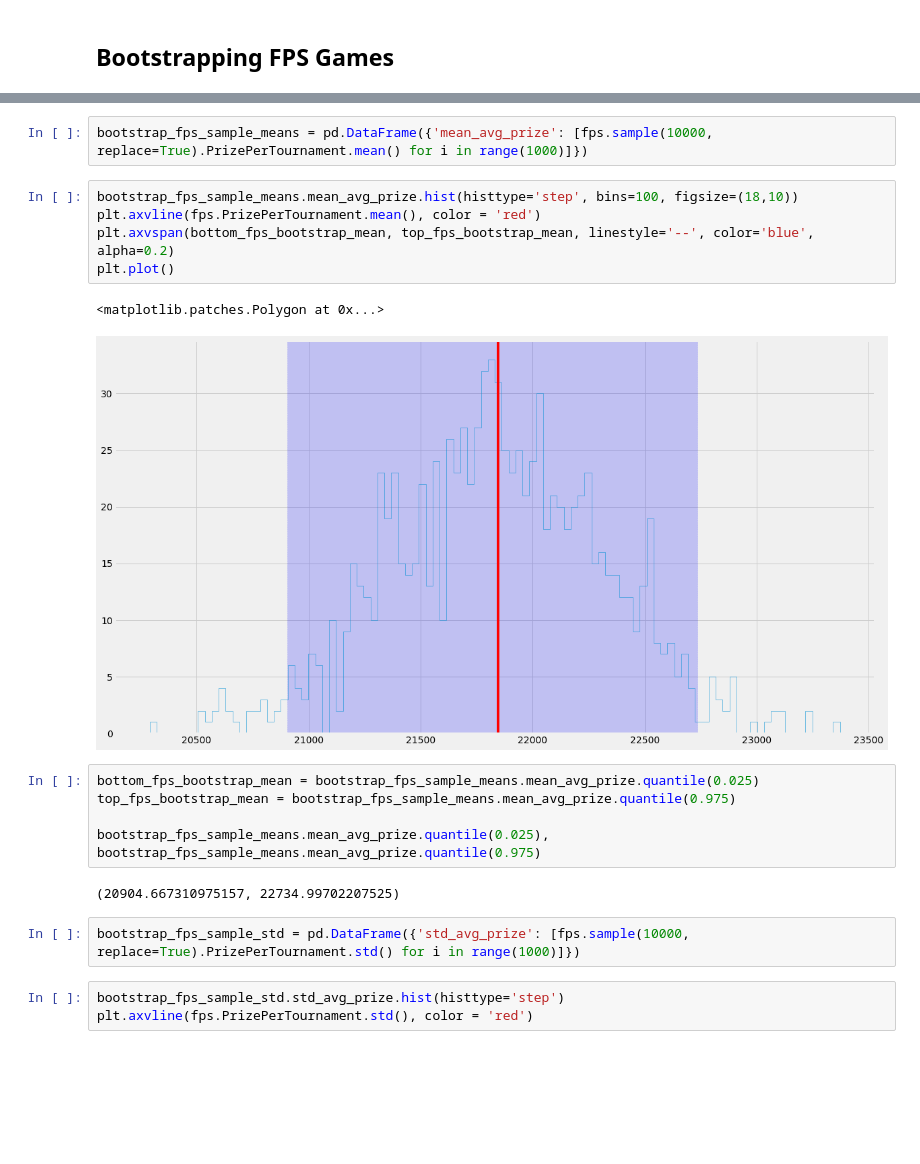
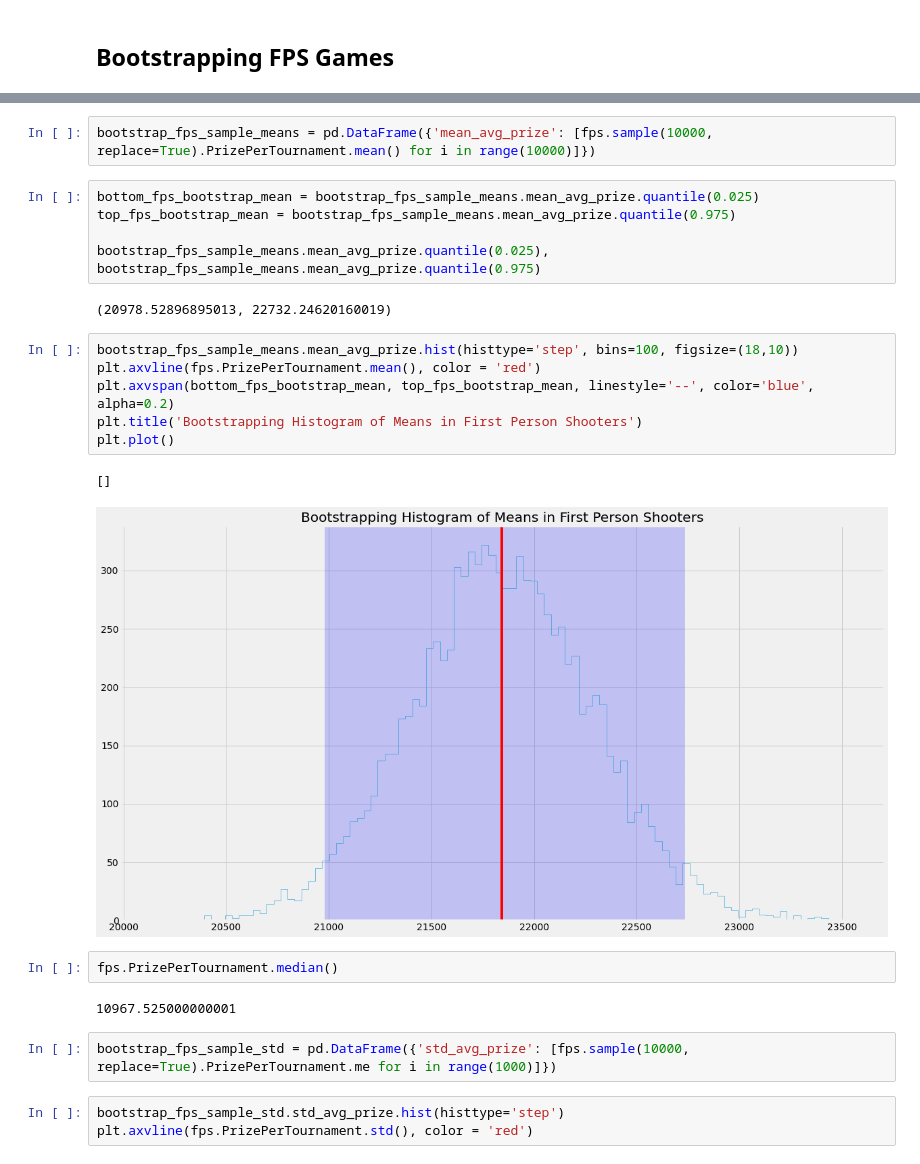
Before and after one commit to LTonstad/DSI_Capstone_One, a Jupyter notebook: testing/team_data.ipynb, the cells around one changed output, grey strips where cells are left out. Drawn from its saved outputs; the diff is of its cells as text; blank space fills up the shorter version.

```diff
--- a/testing/team_data.ipynb
+++ b/testing/team_data.ipynb
@@ -153,22 +185,27 @@ fps.TotalUSDPrize.hist(histtype='step')
 # %%
-bootstrap_fps_sample_means = pd.DataFrame({'mean_avg_prize': [fps.sample(10000, replace=True).PrizePerTournament.mean() for i in range(1000)]})
+bootstrap_fps_sample_means = pd.DataFrame({'mean_avg_prize': [fps.sample(10000, replace=True).PrizePerTournament.mean() for i in range(10000)]})
-# %%
-bootstrap_fps_sample_means.mean_avg_prize.hist(histtype='step', bins=100, figsize=(18,10))
-plt.axvline(fps.PrizePerTournament.mean(), color = 'red')
-plt.axvspan(bottom_fps_bootstrap_mean, top_fps_bootstrap_mean, linestyle='--', color='blue', alpha=0.2)
-plt.plot()
-# %% [output]
-<matplotlib.patches.Polygon at 0x...>
-[figure, removed]
 # %%
 bottom_fps_bootstrap_mean = bootstrap_fps_sample_means.mean_avg_prize.quantile(0.025)
 top_fps_bootstrap_mean = bootstrap_fps_sample_means.mean_avg_prize.quantile(0.975)
 
 bootstrap_fps_sample_means.mean_avg_prize.quantile(0.025), bootstrap_fps_sample_means.mean_avg_prize.quantile(0.975)
 # %% [output]
-(20904.667310975157, 22734.99702207525)
+(20978.52896895013, 22732.24620160019)
+# %%
+bootstrap_fps_sample_means.mean_avg_prize.hist(histtype='step', bins=100, figsize=(18,10))
+plt.axvline(fps.PrizePerTournament.mean(), color = 'red')
+plt.axvspan(bottom_fps_bootstrap_mean, top_fps_bootstrap_mean, linestyle='--', color='blue', alpha=0.2)
+plt.title('Bootstrapping Histogram of Means in First Person Shooters')
+plt.plot()
+# %% [output]
+[]
+[figure, added]
+# %%
+fps.PrizePerTournament.median()
+# %% [output]
+10967.525000000001
 # %%
-bootstrap_fps_sample_std = pd.DataFrame({'std_avg_prize': [fps.sample(10000, replace=True).PrizePerTournament.std() for i in range(1000)]})
+bootstrap_fps_sample_std = pd.DataFrame({'std_avg_prize': [fps.sample(10000, replace=True).PrizePerTournament.me for i in range(1000)]})
 # %%
 bootstrap_fps_sample_std.std_avg_prize.hist(histtype='step')
 plt.axvline(fps.PrizePerTournament.std(), color = 'red')
```
Also changed, not shown: parts of 5 cells of this notebook, 2 other files.
